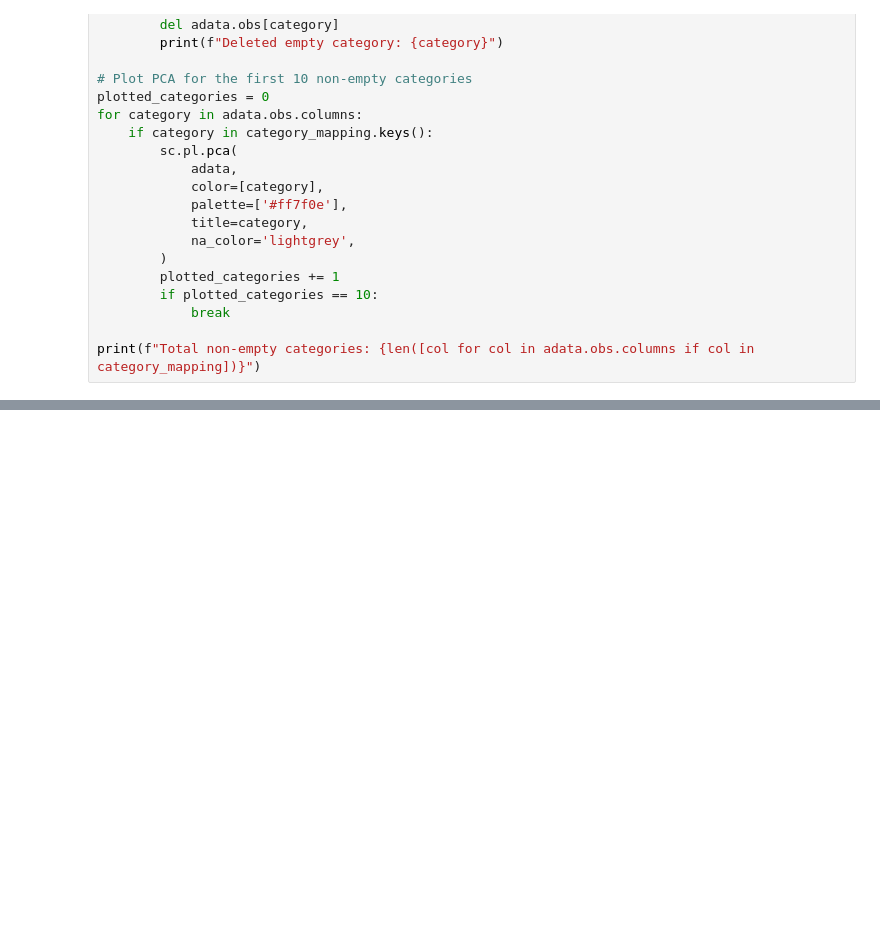
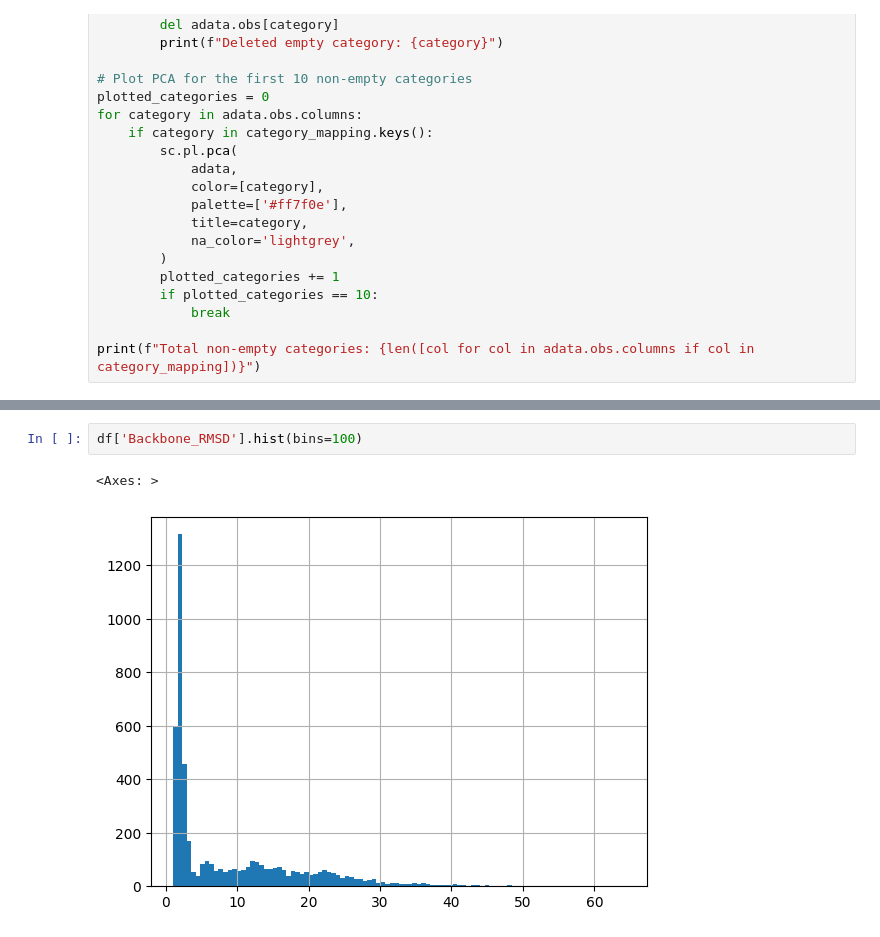
Before and after one commit to wconnell/genplasmid, a Jupyter notebook: notebooks/eval-emb.ipynb, the cells around one changed output, grey strips where cells are left out. Cells and saved outputs as stored; diff of their text form; blank space fills up the shorter version.

```diff
--- a/notebooks/eval-emb.ipynb
+++ b/notebooks/eval-emb.ipynb
@@ -285,0 +320,5 @@ print(f"Total non-empty categories: {len([col for col in adata.obs.columns if co
+# %%
+df['Backbone_RMSD'].hist(bins=100)
+# %% [output]
+<Axes: >
+[figure, added]
```
Also changed, not shown: parts of 17 cells of this notebook, 3 other files.
